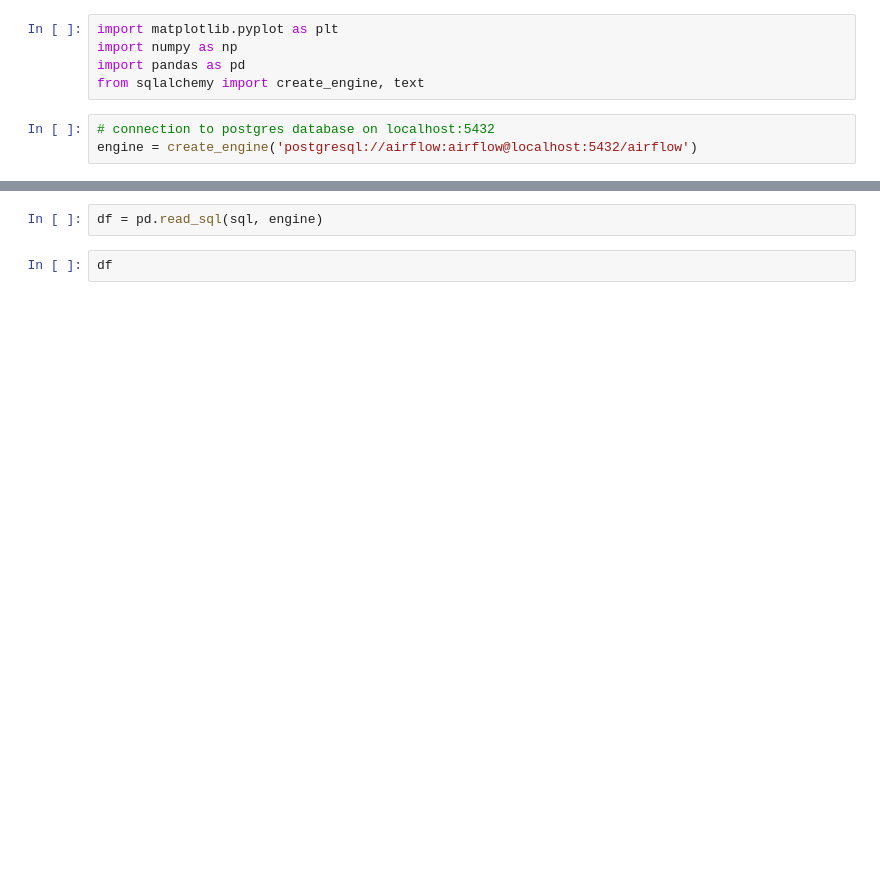
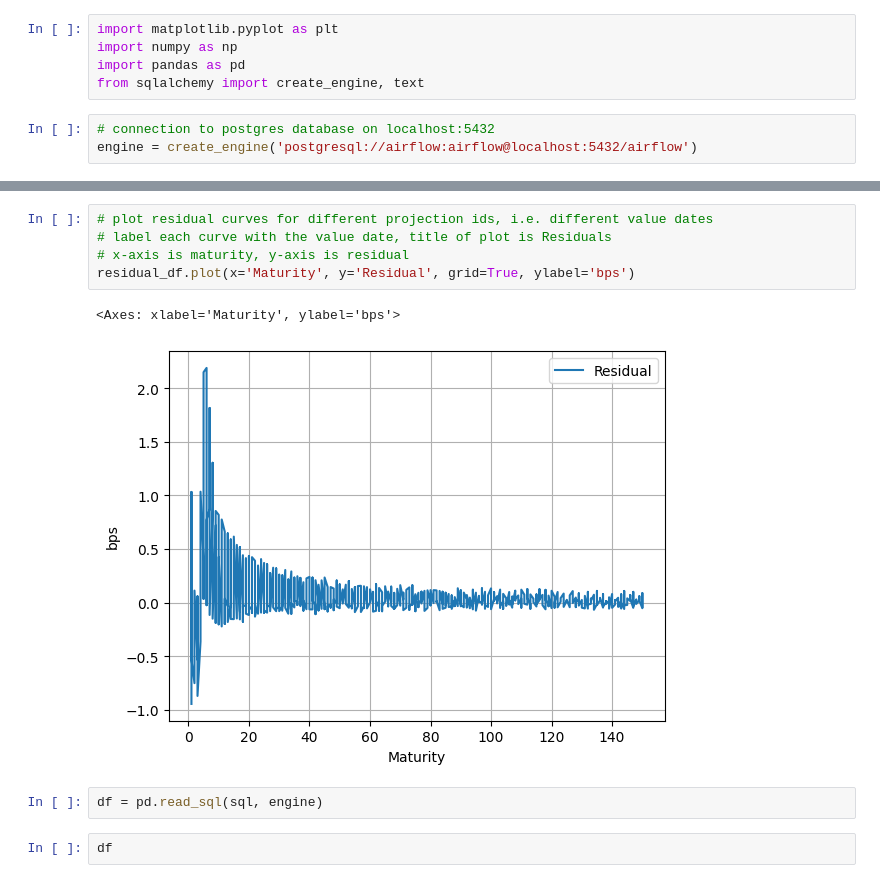
Before and after one commit to holmen1/smith-wilson-par, a Jupyter notebook: smith-wilson-par/dbdemo.ipynb, the cells around one changed output, grey strips where cells are left out. Drawn from its saved outputs; the diff is of its cells as text; blank space fills up the shorter version.

```diff
--- a/smith-wilson-par/dbdemo.ipynb
+++ b/smith-wilson-par/dbdemo.ipynb
@@ -53,3 +53,11 @@ sql = """
+# %%
+# plot residual curves for different projection ids, i.e. different value dates
+# label each curve with the value date, title of plot is Residuals
+# x-axis is maturity, y-axis is residual
+residual_df.plot(x='Maturity', y='Residual', grid=True, ylabel='bps')
+# %% [output]
+<Axes: xlabel='Maturity', ylabel='bps'>
+[figure, added]
 # %%
 df = pd.read_sql(sql, engine)
 # %%
```
Also changed, not shown: parts of 11 cells of this notebook.
